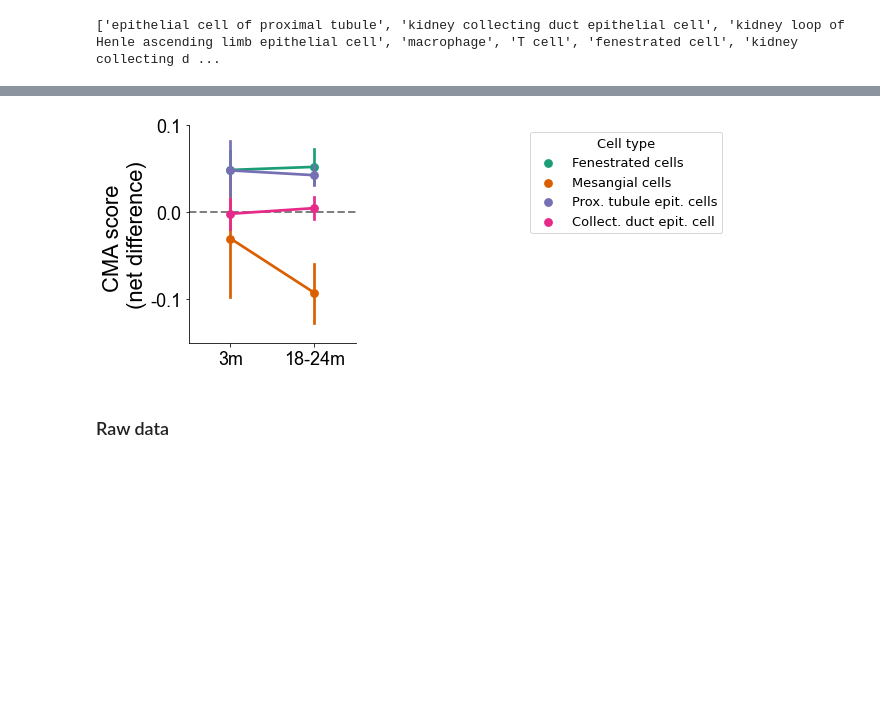
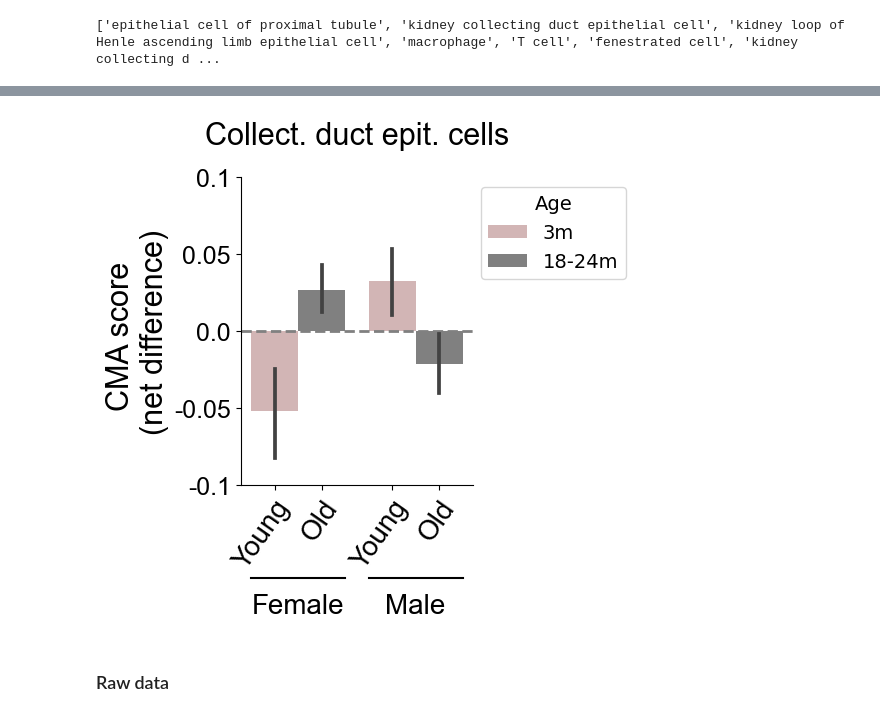
Before and after one commit to amsegura/Khawaja_et_al_2024, a Jupyter notebook: CMA_aging_Atlas_Kidney.ipynb, the cells around one changed output, grey strips where cells are left out. Cells and saved outputs as stored; diff of their text form; code cells hidden in the pictures; blank space fills up the shorter version.

```diff
--- a/CMA_aging_Atlas_Kidney.ipynb
+++ b/CMA_aging_Atlas_Kidney.ipynb
@@ -26,7 +18,7 @@ os.makedirs('../Khwaja_et_al_outputs/Kidney')
 ## Importing and preprocessing data
 # %%
 # Import h5ad file in scanpy.
-adata = sc.read_h5ad('../Exp. 2_Tabula muris/Files/TM_kidney_smartseq.h5ad')
+adata = sc.read_h5ad(input_dir + 'TM_kidney.h5ad')
 
 # Normalize as CPM (counts per million)
 sc.pp.normalize_per_cell(adata, counts_per_cell_after=1e6)
@@ -37,7 +29,7 @@ sc.pp.log1p(adata)
 ## CMA score calculation
 # %%
 # Load matrix file with weight and direction
-model_matrix = pd.read_excel('../Exp. 2_Tabula muris/activation_model.xlsx')
+model_matrix = pd.read_excel(modelmx)
 
 # Removing EEF1A1 and RAC1 genes because they don't appear in the adata
 model_matrix = model_matrix.drop([6, 8], axis=0).reset_index()
@@ -239,30 +237,38 @@ MWU test pval = 0.99834678297644
 # %%
-# CMA net score by cell type
+# Figure Collecting duct epit. cells
 fig, ax = plt.subplots(figsize=(3,4))
 ax.spines['right'].set_visible(False)
 ax.spines['top'].set_visible(False)
 hfont = {'fontname':'Arial'}
 
-sns.pointplot(x='new_age', y='net_score', data=barcode, hue='new_cell', order=["3m", "18-24m"],
-              hue_order=cells, palette="Dark2", ci=68)
+sns.barplot(x='sex', y='celltype_ns', data=barcode[barcode.new_cell=='collecting duct epithelial cell'],
+            hue='new_age', order=["female", "male"], hue_order=['3m', "18-24m"], palette=['#D7B0B0', '#808080'], ci=68)
+
 plt.axhline(y=0, linestyle='dashed', linewidth=2, color='gray', zorder=1)
+plt.xlabel('')
 plt.ylabel('CMA score \n(net difference)', fontdict={'family':'Arial', 'size': 22})
-ax.set_xticklabels(["3m", "18-24m"], fontdict={'family':'Arial', 'size': 18})
-plt.xlabel('')
-plt.ylim(-0.15, 0.10)
-ax.set_yticks([-0.10, 0.00, 0.10])
-ax.set_yticklabels([-0.10, 0.00, 0.10], fontdict={'family':'Arial', 'size': 18})
+ax.set_xticks([-0.2, 0.2, 0.8, 1.2])
+ax.set_xticklabels(["Young", "Old", "Young", "Old"], fontdict={'family':'Arial', 'size': 20},
+                   rotation=55, ha='right', rotation_mode='anchor')
+plt.ylim(-0.10, 0.10)
+ax.set_yticks([-0.10, -0.05, 0.00, 0.05, 0.10])
+ax.set_yticklabels([-0.10, -0.05, 0.00, 0.05, 0.10], fontdict={'family':'Arial', 'size': 18})
+h, l = ax.get_legend_handles_labels()
+ax.legend(h, ['3m', "18-24m"], bbox_to_anchor=(1.7, 1), title="Age", title_fontsize = "14", fontsize = 14)
+plt.title(label='Collect. duct epit. cells', fontdict={'family':'Arial', 'size': 22}, y=1.08)
 
-# Legend
-celulas = ['Fenestrated cells', 'Mesangial cells', 'Prox. tubule epit. cells', 'Collect. duct epit. cell']
-h, l = ax.get_legend_handles_labels()
-ax.legend(h, celulas, bbox_to_anchor=(2, 1), title="Cell type", title_fontsize = "13", fontsize=13)
+# Female & male
+trans = ax.get_xaxis_transform()
+ax.annotate('Female', xy=(0, -.35), xycoords=trans, ha="center", va="top", size=20, **hfont)
+ax.plot([-.4,0.4],[-.3,-.3], color="k", transform=trans, clip_on=False)
+ax.annotate('Male', xy=(1, -.35), xycoords=trans, ha="center", va="top", size=20, **hfont)
+ax.plot([0.6,1.4],[-.3,-.3], color="k", transform=trans, clip_on=False)
 
-plt.savefig('../Khwaja_et_al_outputs/Kidney/Kidney_nscorrect.png',bbox_inches='tight', dpi=300)
+plt.savefig(output_dir + '/Col_cellns_sex.png',bbox_inches='tight', dpi=300)
 
 plt.show()
 # %% [output]
-[figure, old version]
+[figure, new version]
 # %% [markdown]
 ### Raw data
 # %%
```
Also changed, not shown: parts of 79 cells of this notebook, 5 other files.
